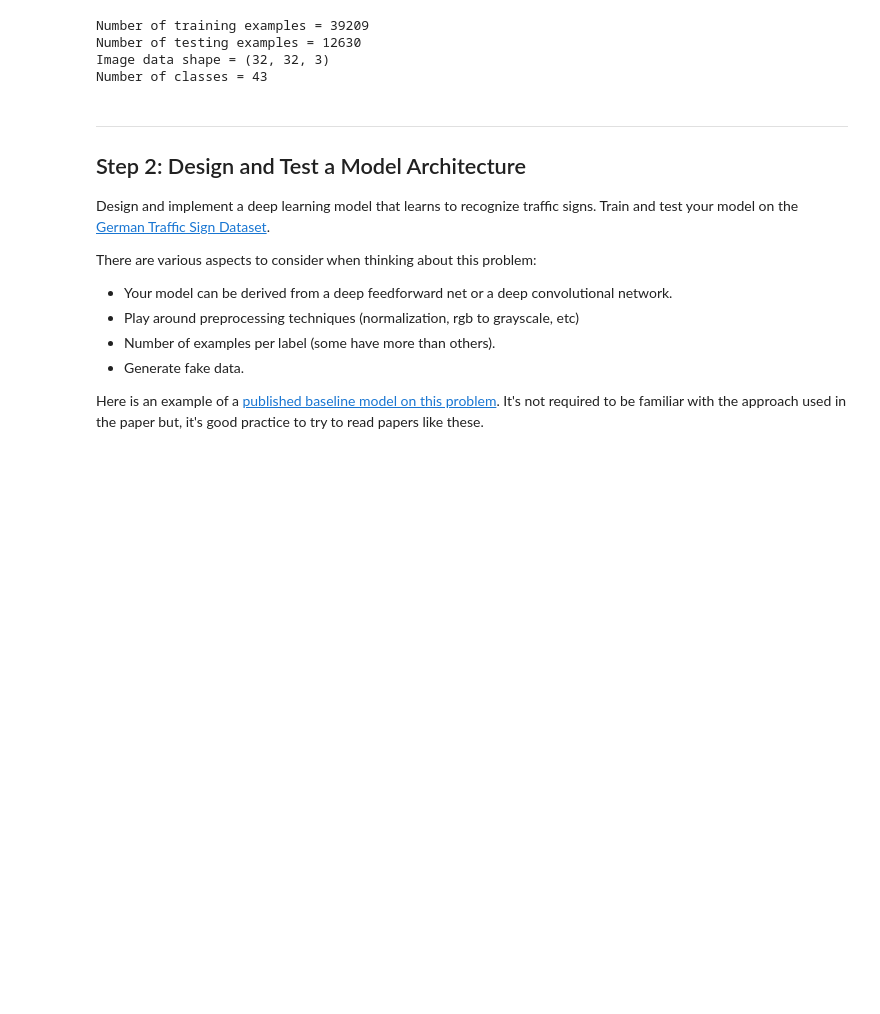
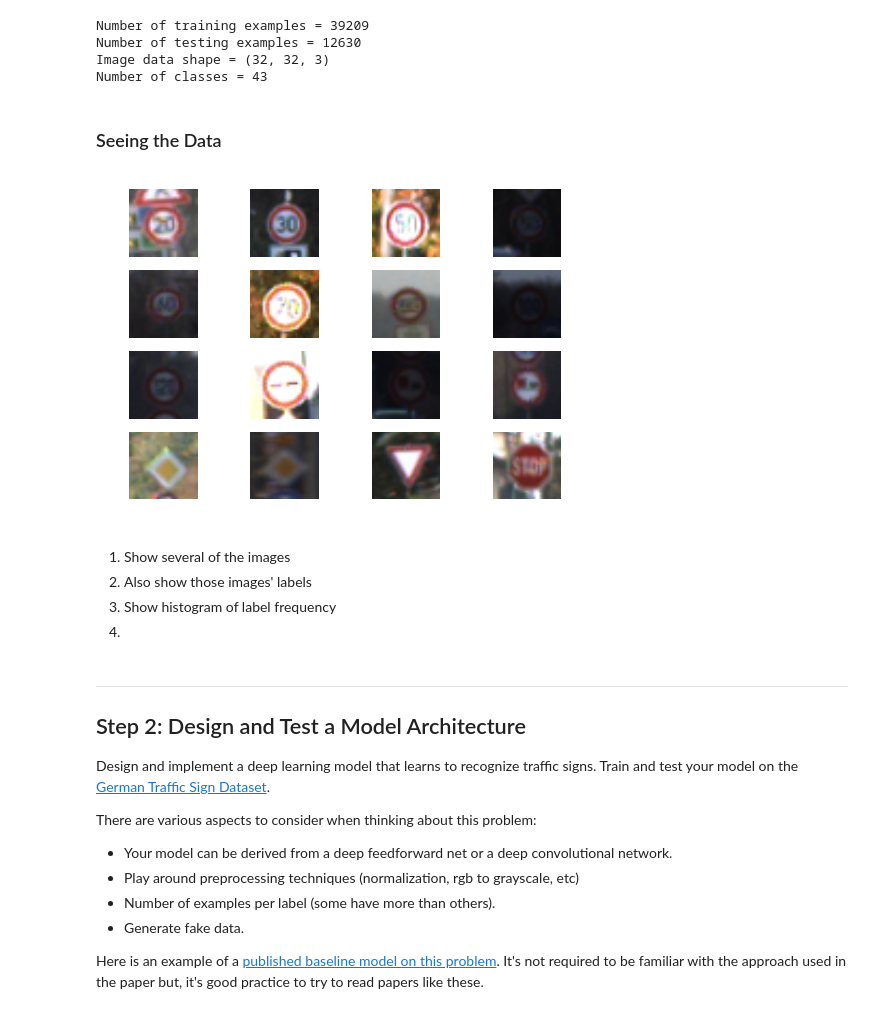
Before and after one commit to mgruben/traffic-signs, a Jupyter notebook: Traffic_Signs_Recognition.ipynb, the cells around one changed output. Cells and saved outputs as stored; diff of their text form; code cells hidden in the pictures; blank space fills up the shorter version.

Commit message:
Display 16 sample images from the training set

```diff
--- a/Traffic_Signs_Recognition.ipynb
+++ b/Traffic_Signs_Recognition.ipynb
@@ -67,3 +67,5 @@ Number of classes = 43
 # %%
 ### Data exploration visualization goes here.
 ### Feel free to use as many code cells as needed.
+# %% [markdown]
+### Seeing the Data
@@ -70,3 +76,18 @@ Number of classes = 43
+# %%
+fig = plt.figure()
+for i, n in enumerate(range(0,24000,1500)):
+    fig.add_subplot(4, 4, i+1)
+    img = Image.fromarray(X_train[n], 'RGB')
+    plt.axis("off")
+    plt.imshow(img)
+plt.show()
+# %% [output]
+[figure, added]
+# %% [markdown]
+1. Show several of the images
+2. Also show those images' labels
+3. Show histogram of label frequency
+4.
 # %% [markdown]
 ----
 
```
Also changed, not shown: parts of 2 cells of this notebook.
